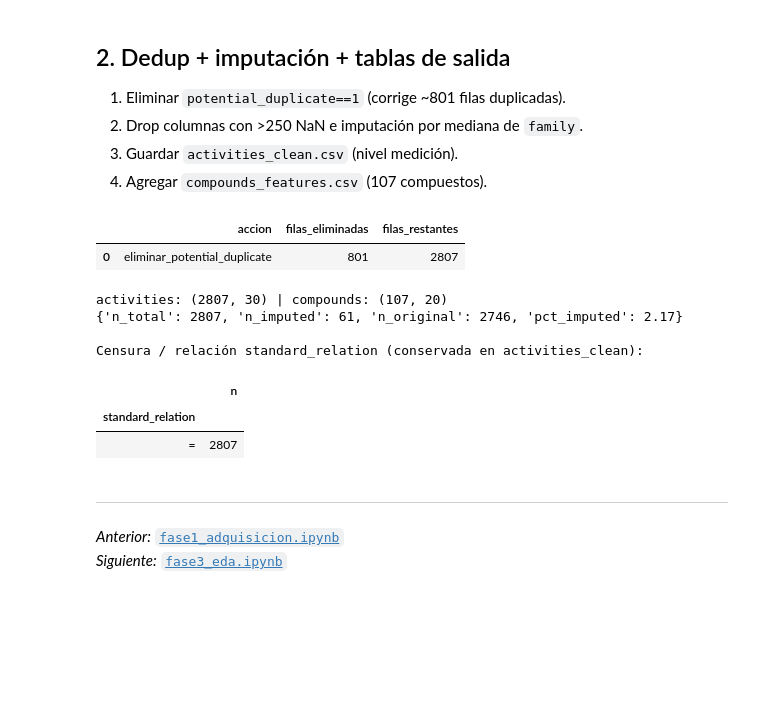
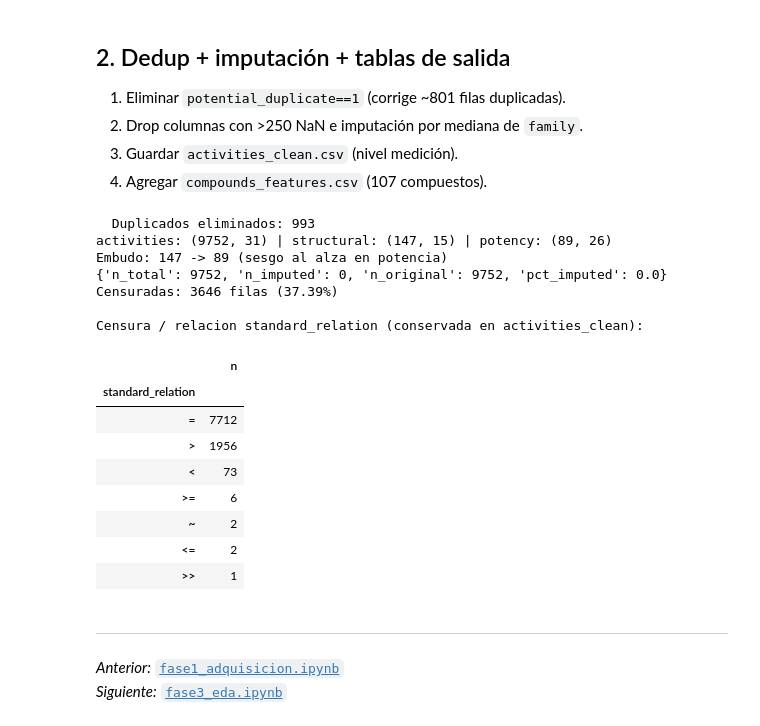
Before and after one commit to MateoDG2006/JIC2026, a Jupyter notebook: proyecto analisis/notebooks/fase2_limpieza.ipynb, the cells around one changed output. Drawn from its saved outputs; the diff is of its cells as text; code cells hidden in the pictures; blank space fills up the shorter version.

```diff
--- a/proyecto analisis/notebooks/fase2_limpieza.ipynb
+++ b/proyecto analisis/notebooks/fase2_limpieza.ipynb
@@ -33,27 +33,25 @@ for d in (FIG_DIR, RESULTS_DIR):
     d.mkdir(parents=True, exist_ok=True)
 
 from src.analisis_proyecto.preprocessing.pipeline import (
-    FEATURE_COLS,
-    build_compound_features,
-    drop_columns_high_nan,
-    filter_potential_duplicates,
-    impute_median_by_family,
+    ChemblPreprocessor,
     load_bioactivity,
     missingness_upset_series,
-    numeric_and_categorical_cols,
     pchembl_imputation_report,
     plot_missingno_report,
 )
 
-RAW_CSV = ROOT / "data" / "raw" / "chembl_panama_bioactivity.csv"
+RAW_CSV = ROOT / "data" / "raw" / "chembl_panama_bioactivity_raw.csv"
+if not RAW_CSV.exists():
+    RAW_CSV = ROOT / "data" / "raw" / "chembl_panama_bioactivity.csv"
 ACTIVITIES_CSV = ROOT / "data" / "processed" / "activities_clean.csv"
+COMPOUNDS_ALL_CSV = ROOT / "data" / "processed" / "compounds_all.csv"
 COMPOUNDS_CSV = ROOT / "data" / "processed" / "compounds_features.csv"
 NAN_COL_THRESHOLD = 250
 
 assert RAW_CSV.exists(), f"No se encontró {RAW_CSV}. Ejecuta fase1_adquisicion.ipynb"
 
 raw = load_bioactivity(RAW_CSV)
-print(f"RAW: {raw.shape[0]:,} filas × {raw.shape[1]} columnas | compuestos: {raw['chembl_id'].nunique()}")
+print(f"RAW: {raw.shape[0]:,} filas x {raw.shape[1]} columnas | compuestos: {raw['chembl_id'].nunique()}")
 if "potential_duplicate" in raw.columns:
     n_dup = int((raw["potential_duplicate"].fillna(0).astype(int) == 1).sum())
     print(f"Filas potential_duplicate=1 (a eliminar): {n_dup}")
@@ -108,37 +106,53 @@ For example, when doing 'df[col].method(value, inplace=True)', try using 'df.met
 3. Guardar `activities_clean.csv` (nivel medición).
 4. Agregar `compounds_features.csv` (107 compuestos).
 # %%
-activities, dup_report = filter_potential_duplicates(raw)
-display(dup_report)
+import json
 
-activities, nan_report = drop_columns_high_nan(activities, threshold=NAN_COL_THRESHOLD)
-num_cols, cat_cols = numeric_and_categorical_cols(activities)
-activities = impute_median_by_family(activities, numeric_cols=num_cols, categorical_cols=cat_cols)
+pre = ChemblPreprocessor(nan_threshold=NAN_COL_THRESHOLD)
+activities = pre.clean_activities(raw)
 
 ACTIVITIES_CSV.parent.mkdir(parents=True, exist_ok=True)
 activities.to_csv(ACTIVITIES_CSV, index=False)
 
-compounds = build_compound_features(activities)
-assert compounds["chembl_id"].nunique() == len(compounds), "Debe haber 1 fila por compuesto"
+compounds_all = pre.build_compounds_all(activities)
+compounds = pre.build_compound_features(activities)
+assert compounds_all["chembl_id"].nunique() == len(compounds_all)
+compounds_all.to_csv(COMPOUNDS_ALL_CSV, index=False)
 compounds.to_csv(COMPOUNDS_CSV, index=False)
 
-print(f"activities: {activities.shape} | compounds: {compounds.shape}")
+funnel = pre.corpus_funnel(activities, compounds_all, compounds)
+censoring = pre.censoring_report(activities)
+RESULTS_DIR.mkdir(parents=True, exist_ok=True)
+(RESULTS_DIR / "corpus_funnel.json").write_text(json.dumps(funnel, indent=2), encoding="utf-8")
+(RESULTS_DIR / "censoring_report.json").write_text(json.dumps(censoring, indent=2), encoding="utf-8")
+
+print(f"activities: {activities.shape} | structural: {compounds_all.shape} | potency: {compounds.shape}")
+print(f"Embudo: {funnel['raw_compounds']} -> {funnel['with_potency_binding_min_support']} (sesgo al alza en potencia)")
 print(pchembl_imputation_report(activities))
 
+if "is_censored" in activities.columns:
+    print(f"Censuradas: {int(activities['is_censored'].sum())} filas ({censoring['pct_censored']}%)")
 if "standard_relation" in activities.columns:
     rel = activities["standard_relation"].value_counts(dropna=False)
-    print("\nCensura / relación standard_relation (conservada en activities_clean):")
+    print("\nCensura / relacion standard_relation (conservada en activities_clean):")
     display(rel.to_frame("n"))
 # %% [output]
+  Duplicados eliminados: 993
+activities: (9752, 31) | structural: (147, 15) | potency: (89, 26)
+Embudo: 147 -> 89 (sesgo al alza en potencia)
+{'n_total': 9752, 'n_imputed': 0, 'n_original': 9752, 'pct_imputed': 0.0}
+Censuradas: 3646 filas (37.39%)
+
+Censura / relacion standard_relation (conservada en activities_clean):
-|  | accion | filas_eliminadas | filas_restantes |
-| 0 | eliminar_potential_duplicate | 801 | 2807 |
+|  | n |
+| standard_relation |  |
+| = | 7712 |
+| > | 1956 |
+| < | 73 |
+| >= | 6 |
+| ~ | 2 |
+| <= | 2 |
+| >> | 1 |
-activities: (2807, 30) | compounds: (107, 20)
-{'n_total': 2807, 'n_imputed': 61, 'n_original': 2746, 'pct_imputed': 2.17}
-
-Censura / relación standard_relation (conservada en activities_clean):
-|  | n |
-| standard_relation |  |
-| = | 2807 |
 # %% [markdown]
 ---
 *Anterior:* [`fase1_adquisicion.ipynb`](fase1_adquisicion.ipynb)
```
Also changed, not shown: parts of 2 cells of this notebook, 31 other files.
